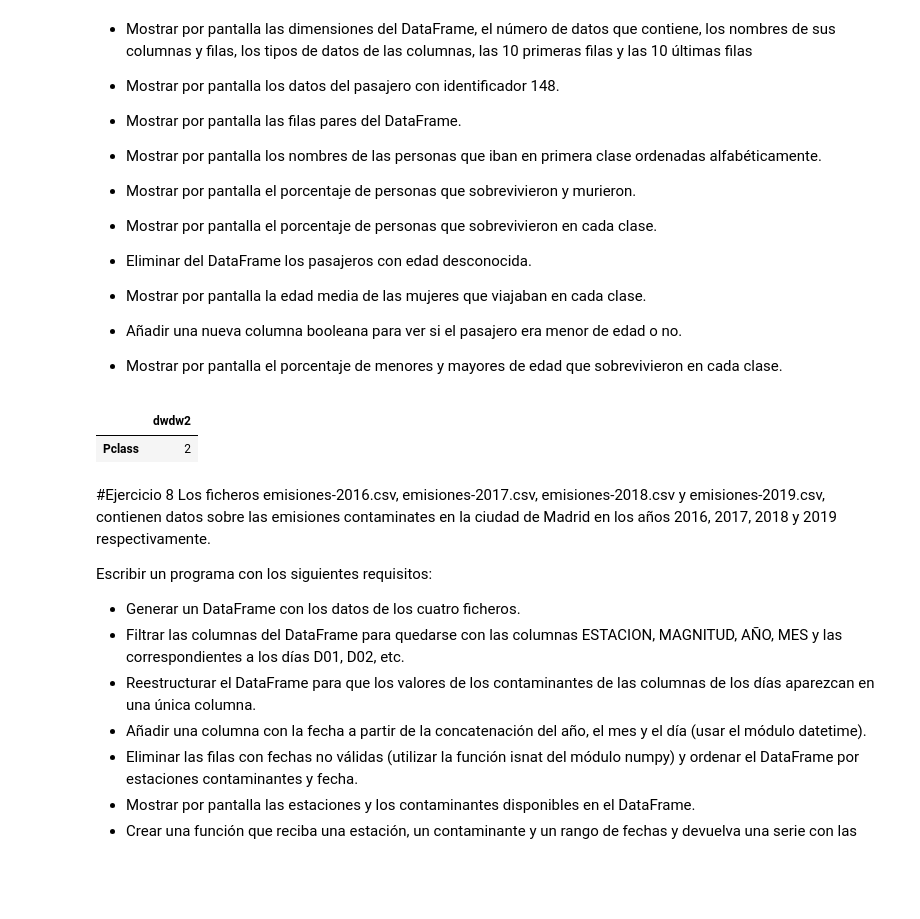
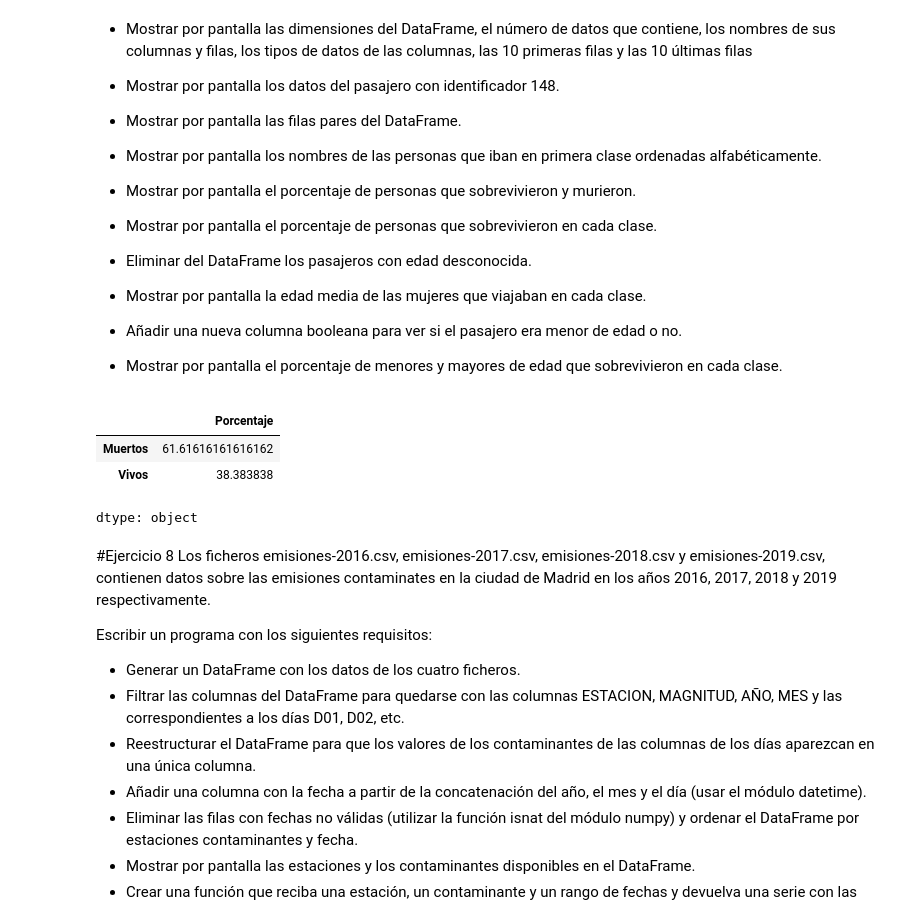
Before and after one commit to RaTon84/Pandas, a Jupyter notebook: Pandas.ipynb, the cells around one changed output. Saved outputs shown, nothing was run; the diff lists cells and outputs as text; code cells hidden in the pictures; blank space fills up the shorter version.

```diff
--- a/Pandas.ipynb
+++ b/Pandas.ipynb
@@ -232,6 +232,7 @@ Escribir un programa con los siguientes requisitos:
 
 - Mostrar por pantalla el porcentaje de menores y mayores de edad que sobrevivieron en cada clase.
 # %%
+import pandas as pd
 def construirDf_csv(csv)-> pd.DataFrame:
   df = pd.read_csv(csv, sep=",", thousands=".", index_col=0, header=0)
   return df
@@ -242,10 +243,7 @@ total= df.shape[0]
 cantidadMuertos = sum(df["Survived"]==0)
 cantidadVivos = sum(df["Survived"]==1)
 # Pclass
-pd.DataFrame(["2"],["Pclass"],["dwdw2",""])
+# pd.DataFrame(["2","Pclass"],["dwdw2",""]) #ejemplo
-# %% [output]
-|  | dwdw2 |
-| Pclass | 2 |
 # %%
 #Mostrar por pantalla las dimensiones del DataFrame, el número de datos que contiene, los nombres de sus columnas y filas, los tipos de datos de las columnas, las 10 primeras filas y las 10 últimas filas
 print("Dimensiones de df: ", df.shape,"\n")
@@ -273,12 +271,18 @@ df["Name"][df["Pclass"]==1].sort_values()
 # %%
 #Mostrar por pantalla el porcentaje de personas que sobrevivieron y murieron.
 
-total= df.shape[0]
-cantidadMuertos = sum(df["Survived"]==0)
-cantidadVivos = sum(df["Survived"]==1)
+# total= df.shape[0]
+# cantidadMuertos = sum(df["Survived"]==0)
+# cantidadVivos = sum(df["Survived"]==1)
 # df["porcentaje Muertos: "] =  (cantidad*100/total)
 # pd.Series([(cantidadMuertos*100/total), (cantidadVivos*100/total)], ["Muertos","Vivos"], name="Porcentaje")
 
+# refactor
 pd.Series([str(sum(df["Survived"]==0)*100/df.shape[0]),(sum(df["Survived"]==1)*100/df.shape[0])], ["Muertos","Vivos"], name="Porcentaje") ##### preguntar si ce puede redondear el value
 
 # round(3.14159, 2)
+# %% [output]
+|  | Porcentaje |
+| Muertos | 61.61616161616162 |
+| Vivos | 38.383838 |
+dtype: object
```
Also changed, not shown: parts of 2 cells of this notebook.
